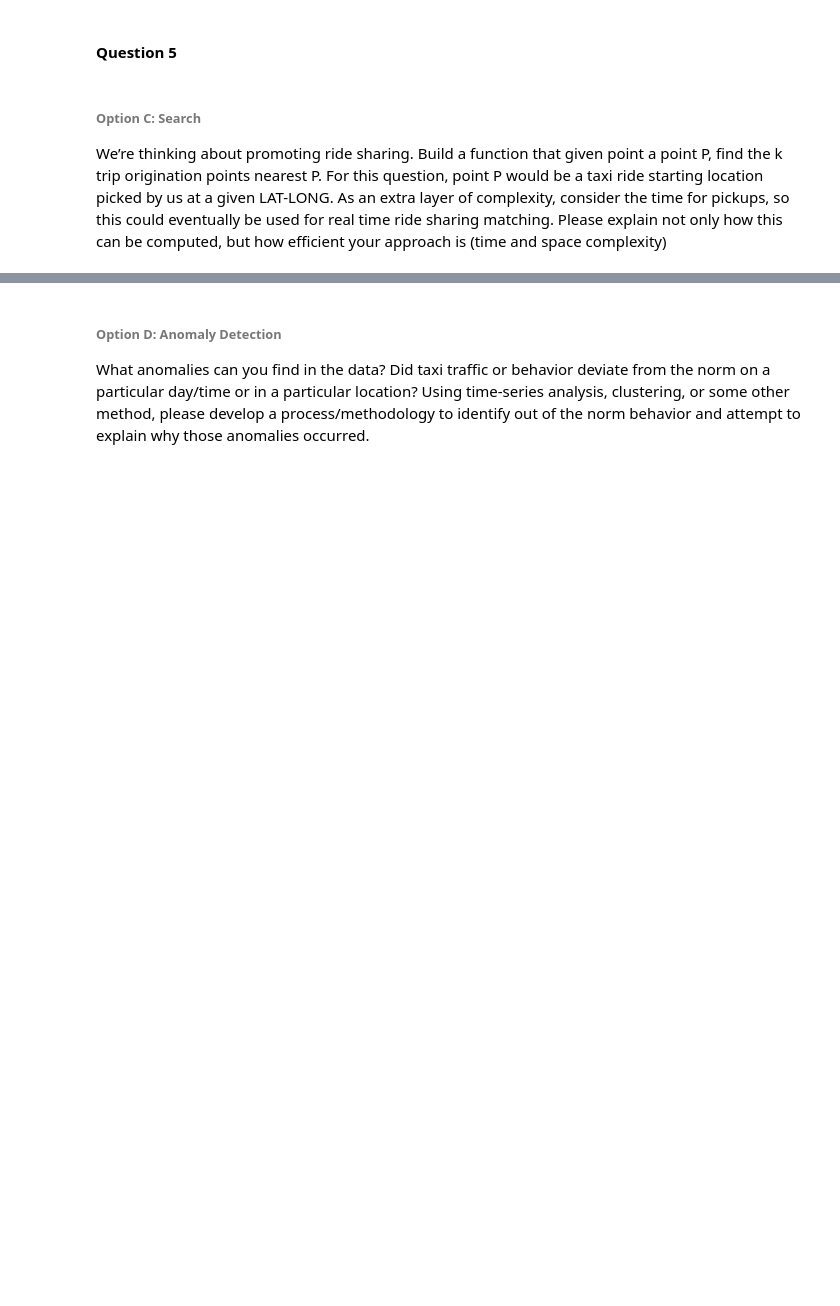
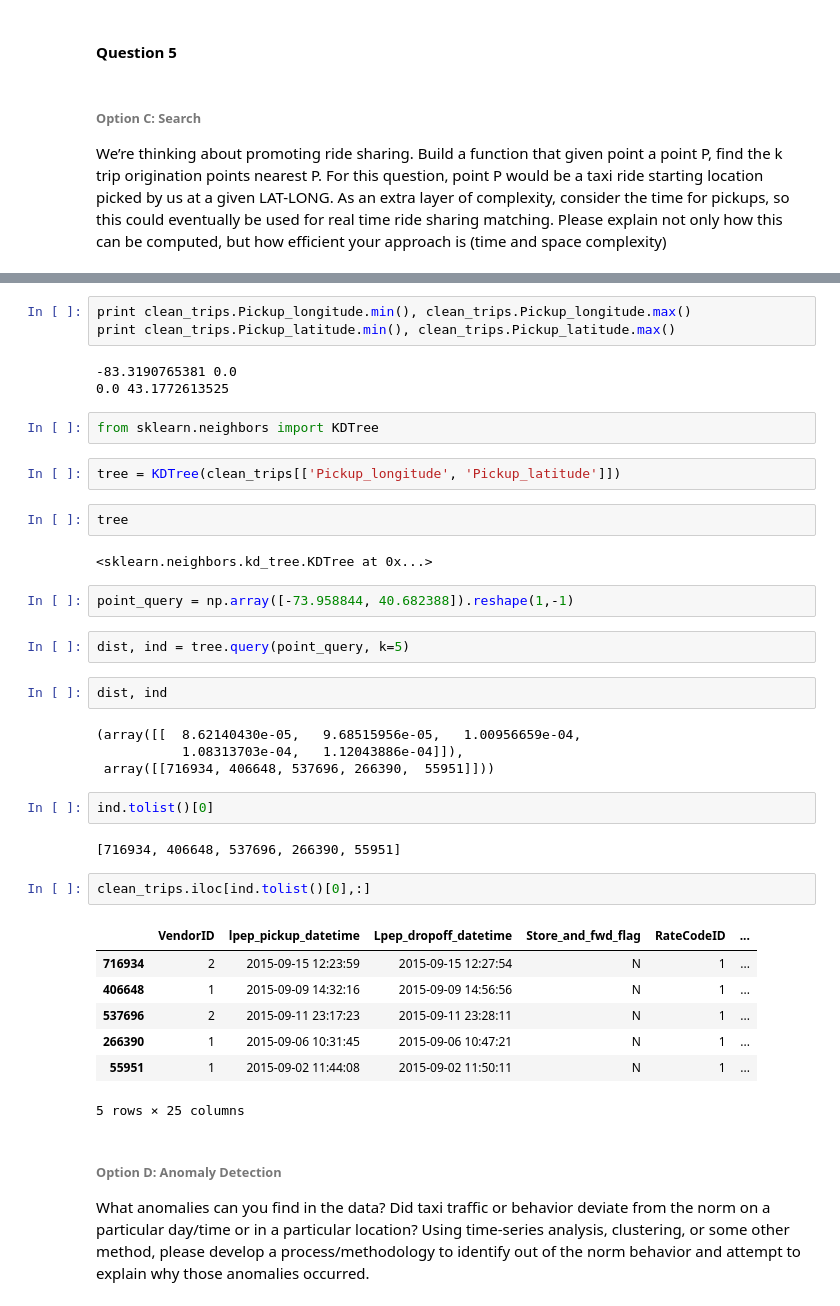
Before and after one commit to ah3200/nyc_green_taxi, a Jupyter notebook: data_analysis.ipynb, the cells around one changed output, grey strips where cells are left out. Drawn from its saved outputs; the diff is of its cells as text; blank space fills up the shorter version.

```diff
--- a/data_analysis.ipynb
+++ b/data_analysis.ipynb
@@ -735,3 +760,41 @@ Please explain not only how this can be computed, but how efficient your approac
+# %%
+print clean_trips.Pickup_longitude.min(), clean_trips.Pickup_longitude.max()
+print clean_trips.Pickup_latitude.min(), clean_trips.Pickup_latitude.max()
+# %% [output]
+-83.3190765381 0.0
+0.0 43.1772613525
+# %%
+from sklearn.neighbors import KDTree
+# %%
+tree = KDTree(clean_trips[['Pickup_longitude', 'Pickup_latitude']])
+# %%
+tree
+# %% [output]
+<sklearn.neighbors.kd_tree.KDTree at 0x...>
+# %%
+point_query = np.array([-73.958844, 40.682388]).reshape(1,-1)
+# %%
+dist, ind = tree.query(point_query, k=5)
+# %%
+dist, ind
+# %% [output]
+(array([[  8.62140430e-05,   9.68515956e-05,   1.00956659e-04,
+           1.08313703e-04,   1.12043886e-04]]),
+ array([[716934, 406648, 537696, 266390,  55951]]))
+# %%
+ind.tolist()[0]
+# %% [output]
+[716934, 406648, 537696, 266390, 55951]
+# %%
+clean_trips.iloc[ind.tolist()[0],:]
+# %% [output]
+|  | VendorID | lpep_pickup_datetime | Lpep_dropoff_datetime | Store_and_fwd_flag | RateCodeID | ... |
+| 716934 | 2 | 2015-09-15 12:23:59 | 2015-09-15 12:27:54 | N | 1 | ... |
+| 406648 | 1 | 2015-09-09 14:32:16 | 2015-09-09 14:56:56 | N | 1 | ... |
+| 537696 | 2 | 2015-09-11 23:17:23 | 2015-09-11 23:28:11 | N | 1 | ... |
+| 266390 | 1 | 2015-09-06 10:31:45 | 2015-09-06 10:47:21 | N | 1 | ... |
+| 55951 | 1 | 2015-09-02 11:44:08 | 2015-09-02 11:50:11 | N | 1 | ... |
+5 rows × 25 columns
 # %% [markdown]
 ###### Option D: Anomaly Detection
 What anomalies can you find in the data? Did taxi traffic or behavior deviate from the norm on a particular day/time or in a particular location?
```
Also changed, not shown: parts of 8 cells of this notebook.
